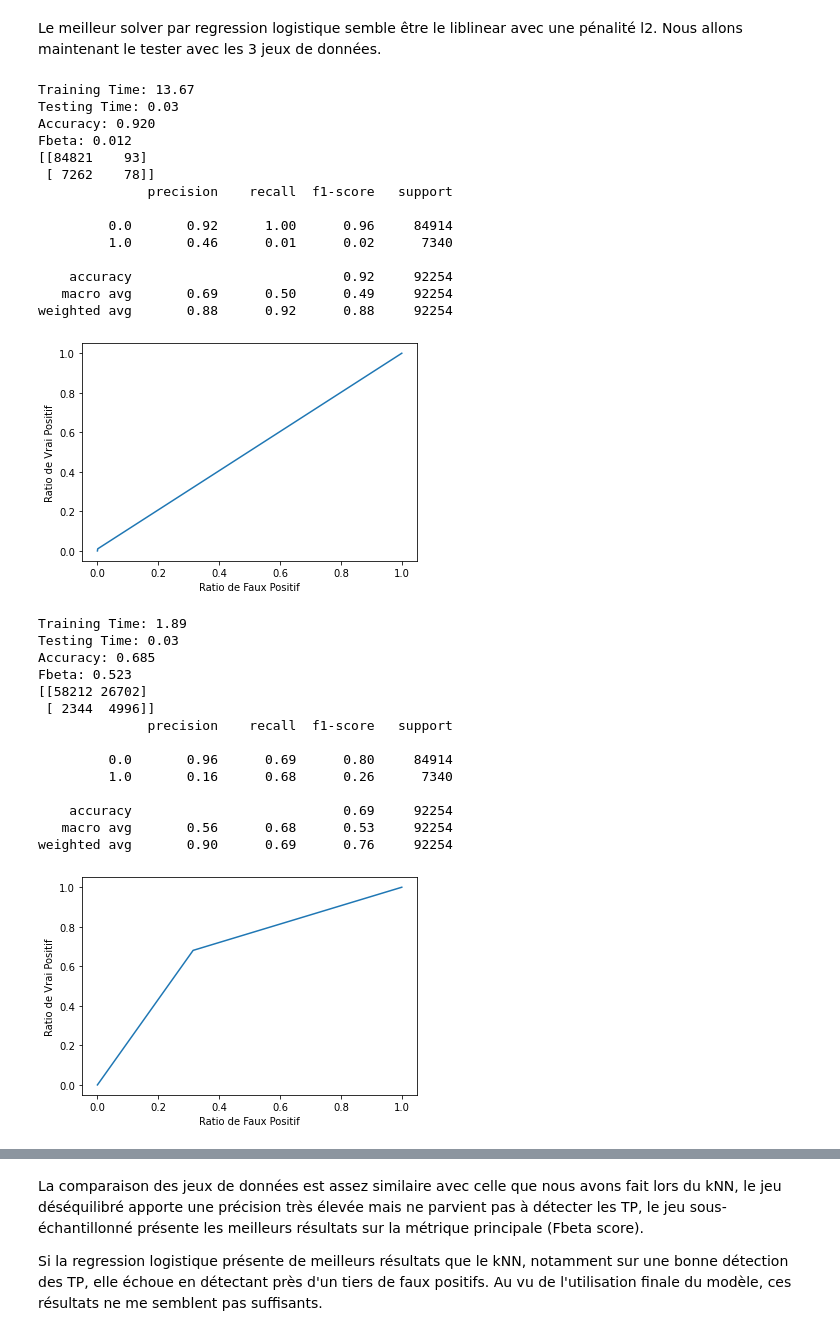
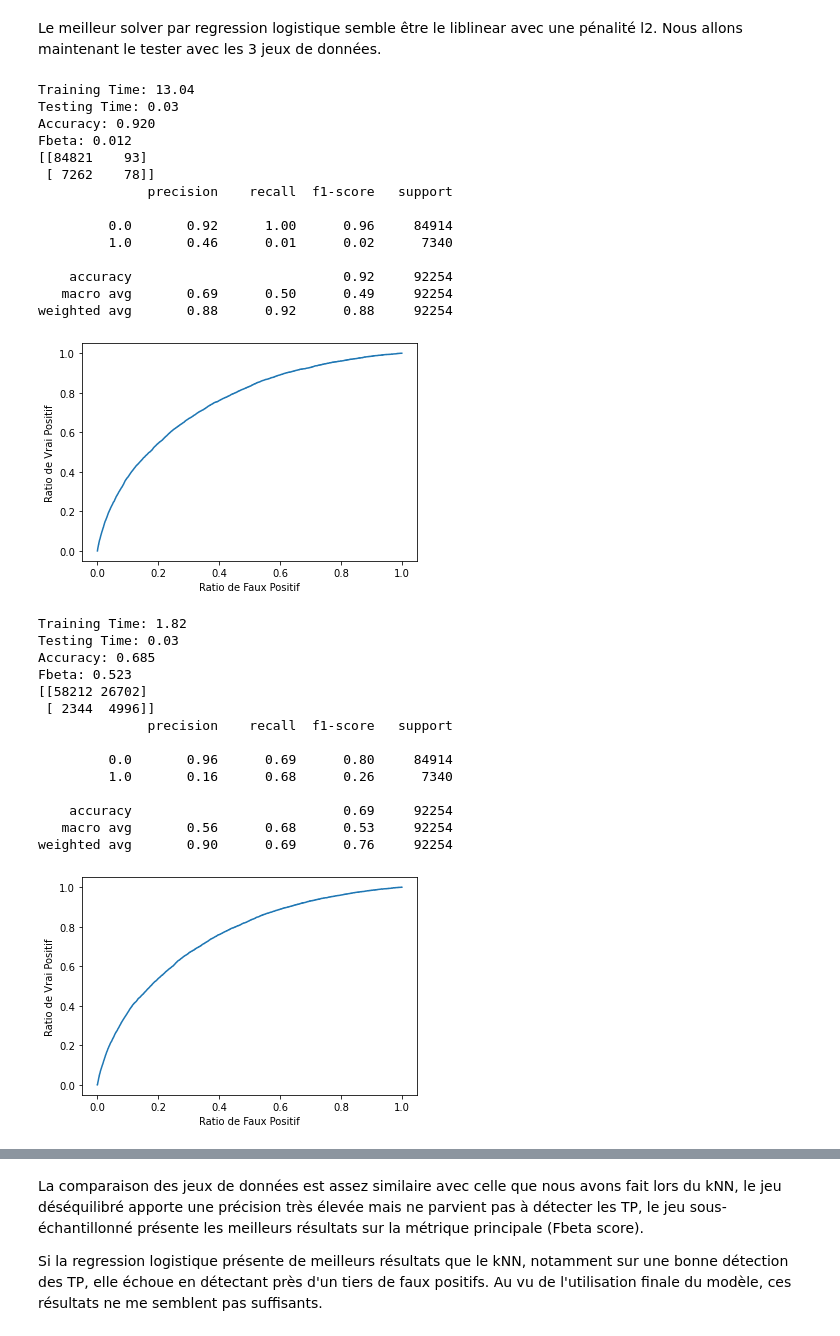
Before and after one commit to TravelAsATeam/OpenClassroomsP7, a Jupyter notebook: Model.ipynb, the cells around one changed output, grey strips where cells are left out. Cells and saved outputs as stored; diff of their text form; code cells hidden in the pictures.

Commit message:
Maj pour test API

```diff
--- a/Model.ipynb
+++ b/Model.ipynb
@@ -331,7 +331,7 @@ confusion_reg_imb = metrics.confusion_matrix(y_test, y_reg_imb_pred)
 print(confusion_reg_imb)
 print(metrics.classification_report(y_test, y_reg_imb_pred))
 # Courbe ROC
-fpr, tpr, _ = metrics.roc_curve(y_test,  y_reg_imb_pred)
+fpr, tpr, _ = metrics.roc_curve(y_test,  reg_imb.predict_proba(X_test)[:,1])
 plt.plot(fpr,tpr)
 plt.ylabel('Ratio de Vrai Positif')
 plt.xlabel('Ratio de Faux Positif')
@@ -360,7 +360,7 @@ confusion_reg_rus = metrics.confusion_matrix(y_test, y_reg_rus_pred)
 print(confusion_reg_rus)
 print(metrics.classification_report(y_test, y_reg_rus_pred))
 # Courbe ROC
-fpr, tpr, _ = metrics.roc_curve(y_test,  y_reg_rus_pred)
+fpr, tpr, _ = metrics.roc_curve(y_test,  reg_rus.predict_proba(X_test)[:,1])
 plt.plot(fpr,tpr)
 plt.ylabel('Ratio de Vrai Positif')
 plt.xlabel('Ratio de Faux Positif')
@@ -380,37 +380,37 @@ y_reg_smote_pred = reg_smote.predict(X_test)
 end = time()
 time_reg_smote_pred = end - start
 print("Testing Time: {:.2f}".format(time_reg_smote_pred))
 # Métriques
 acc_reg_smote = metrics.accuracy_score(y_test, y_reg_smote_pred)
 print("Accuracy: {:.3f}".format(acc_reg_smote))
 fbeta_reg_smote = metrics.fbeta_score(y_test, y_reg_smote_pred, beta=3.16)
 print("Fbeta: {:.3f}".format(fbeta_reg_smote))
 confusion_reg_smote = metrics.confusion_matrix(y_test, y_reg_smote_pred)
 print(confusion_reg_smote)
 print(metrics.classification_report(y_test, y_reg_smote_pred))
 # Courbe ROC
-fpr, tpr, _ = metrics.roc_curve(y_test,  y_reg_smote_pred)
+fpr, tpr, _ = metrics.roc_curve(y_test,  reg_smote.predict_proba(X_test)[:,1])
 plt.plot(fpr,tpr)
 plt.ylabel('Ratio de Vrai Positif')
 plt.xlabel('Ratio de Faux Positif')
 plt.show()
 # %% [output]
-Training Time: 13.67
+Training Time: 13.04
 Testing Time: 0.03
 Accuracy: 0.920
 Fbeta: 0.012
 [[84821    93]
  [ 7262    78]]
               precision    recall  f1-score   support
 
          0.0       0.92      1.00      0.96     84914
          1.0       0.46      0.01      0.02      7340
 
     accuracy                           0.92     92254
    macro avg       0.69      0.50      0.49     92254
 weighted avg       0.88      0.92      0.88     92254
-[figure, old version]
+[figure, new version]
-Training Time: 1.89
+Training Time: 1.82
 Testing Time: 0.03
 Accuracy: 0.685
 Fbeta: 0.523
@@ -424,4 +424,4 @@ Fbeta: 0.523
     accuracy                           0.69     92254
    macro avg       0.56      0.68      0.53     92254
 weighted avg       0.90      0.69      0.76     92254
-[figure, old version]
+[figure, new version]
```
Also changed, not shown: parts of 5 cells of this notebook, 1 other file.
